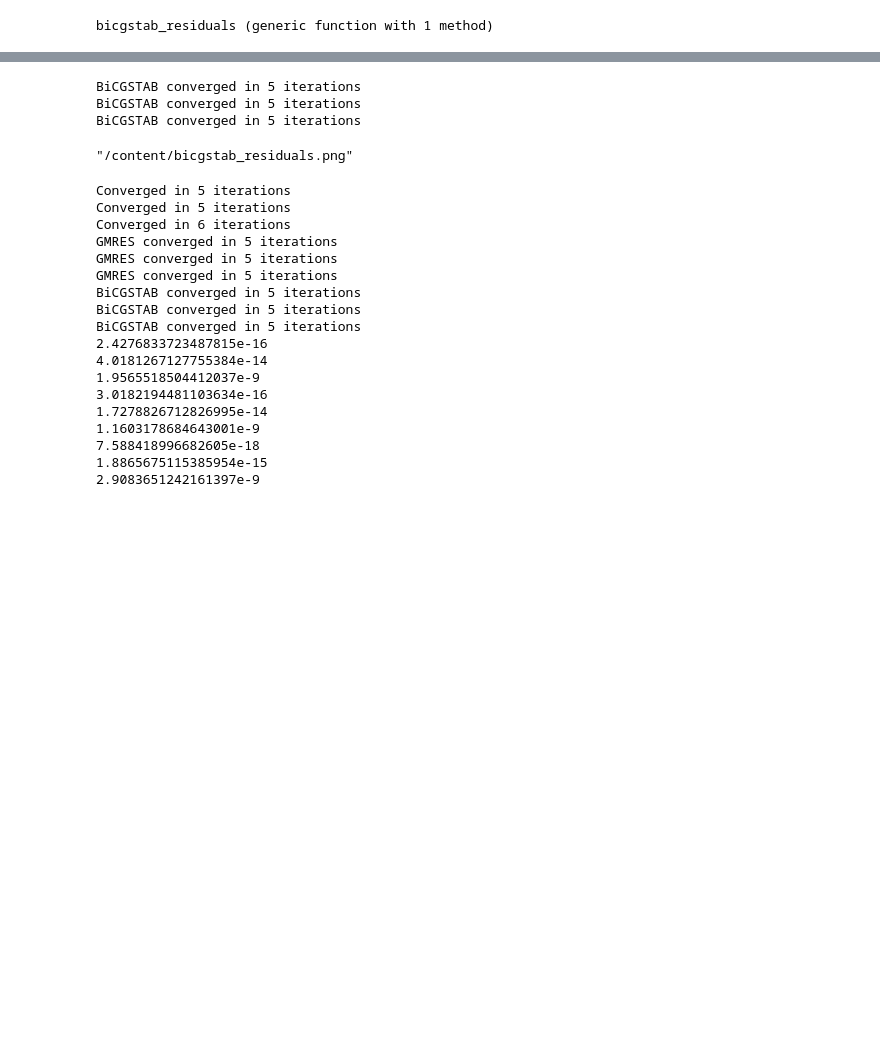
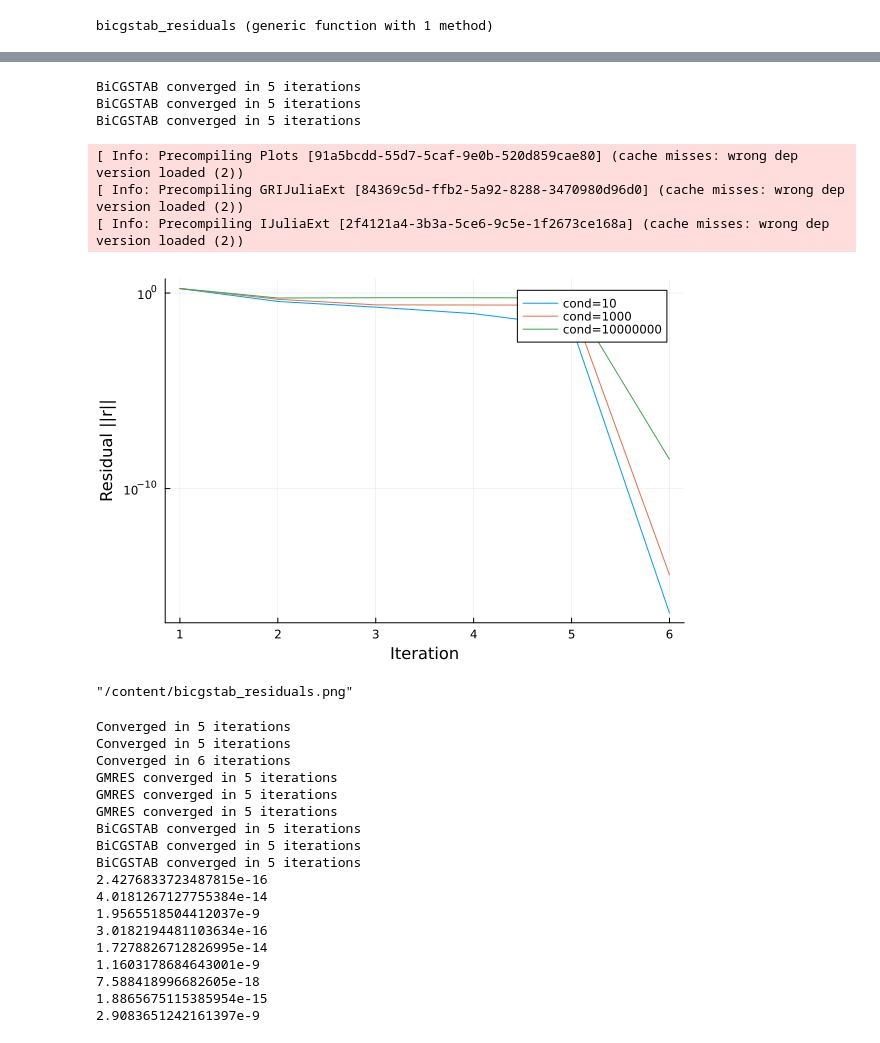
Before and after one commit to SarahYLawrence/Implementing-Iterative-Methods, a Jupyter notebook: Project_code/Project.ipynb, the cells around one changed output, grey strips where cells are left out. Drawn from its saved outputs; the diff is of its cells as text; code cells hidden in the pictures; blank space fills up the shorter version.

```diff
--- a/Project_code/Project.ipynb
+++ b/Project_code/Project.ipynb
@@ -251,20 +265,26 @@ BiCGSTAB converged in 7 iterations
 # %%
 using Plots
+gr()
 
 x1, res1 = bicgstab_residuals(A1, b)
 x2, res2 = bicgstab_residuals(A2, b)
 x3, res3 = bicgstab_residuals(A3, b)
 
 plt = plot(1:length(res1), res1, yscale=:log10, label="cond=10", xlabel="Iteration", ylabel="Residual ||r||")
 plot!(plt, 1:length(res2), res2, label="cond=1000")  # yscale log10 already set
 plot!(plt, 1:length(res3), res3, label="cond=10000000")  # yscale log10 already set
 
+display(plt)
 savefig(plt, "bicgstab_residuals.png")
 # %% [output]
 BiCGSTAB converged in 5 iterations
 BiCGSTAB converged in 5 iterations
 BiCGSTAB converged in 5 iterations
-"/content/bicgstab_residuals.png"
+[ Info: Precompiling Plots [91a5bcdd-55d7-5caf-9e0b-520d859cae80] (cache misses: wrong dep version loaded (2))
+[ Info: Precompiling GRIJuliaExt [84369c5d-ffb2-5a92-8288-3470980d96d0] (cache misses: wrong dep version loaded (2))
+[ Info: Precompiling IJuliaExt [2f4121a4-3b3a-5ce6-9c5e-1f2673ce168a] (cache misses: wrong dep version loaded (2))
+[figure, added]
+"/content/bicgstab_residuals.png"
 # %%
 # CG
 x1_cg, res1_cg = conjugate_gradient_residuals(A1, b)
```
Also changed, not shown: parts of 7 cells of this notebook.
